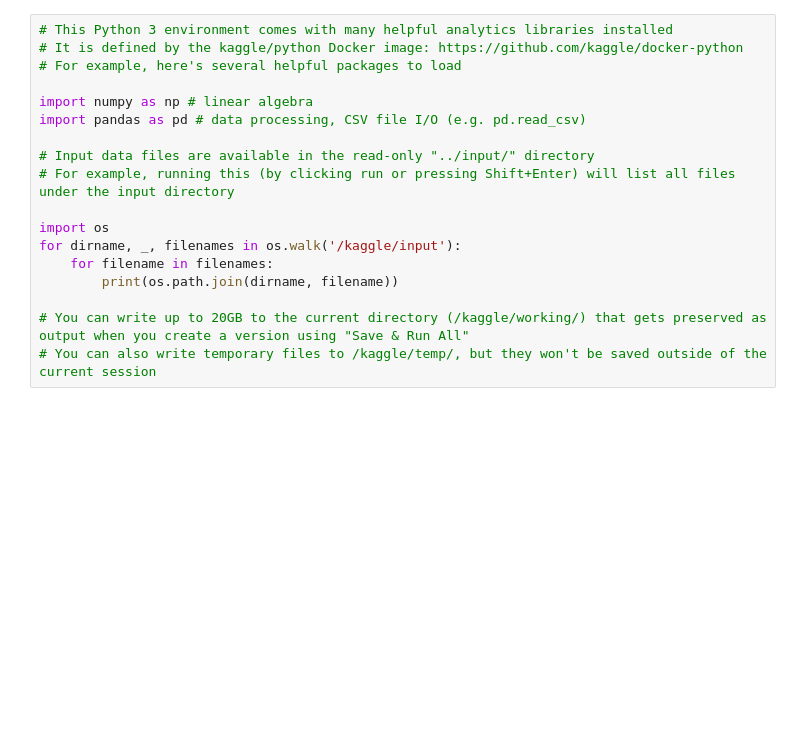
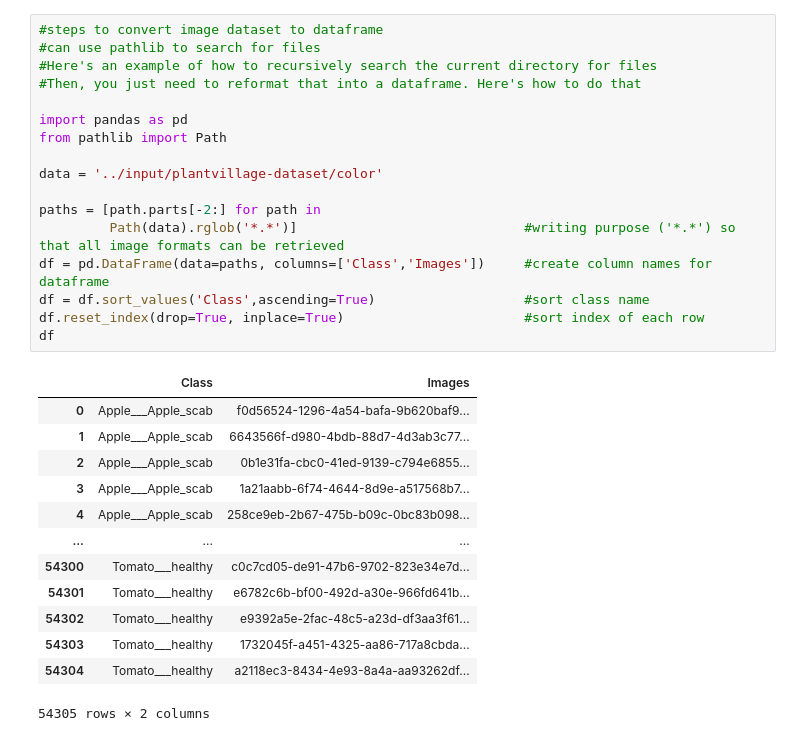
Before and after one commit to gauri18shinde-star/WiDs-5.0, a Jupyter notebook: wids-5-0.ipynb, the cells around one changed output. Drawn from its saved outputs; the diff is of its cells as text; blank space fills up the shorter version.

Commit message:
Kaggle Notebook | WiDs 5.0 | Version 8

```diff
--- a/wids-5-0.ipynb
+++ b/wids-5-0.ipynb
@@ -3,18 +3,31 @@
-# %%
-# This Python 3 environment comes with many helpful analytics libraries installed
-# It is defined by the kaggle/python Docker image: https://github.com/kaggle/docker-python
-# For example, here's several helpful packages to load
-
-import numpy as np # linear algebra
-import pandas as pd # data processing, CSV file I/O (e.g. pd.read_csv)
-
-# Input data files are available in the read-only "../input/" directory
-# For example, running this (by clicking run or pressing Shift+Enter) will list all files under the input directory
-
-import os
-for dirname, _, filenames in os.walk('/kaggle/input'):
-    for filename in filenames:
-        print(os.path.join(dirname, filename))
-
-# You can write up to 20GB to the current directory (/kaggle/working/) that gets preserved as output when you create a version using "Save & Run All"
-# You can also write temporary files to /kaggle/temp/, but they won't be saved outside of the current session
+# %%
+#steps to convert image dataset to dataframe
+#can use pathlib to search for files
+#Here's an example of how to recursively search the current directory for files
+#Then, you just need to reformat that into a dataframe. Here's how to do that
+
+import pandas as pd
+from pathlib import Path
+
+data = '../input/plantvillage-dataset/color'
+
+paths = [path.parts[-2:] for path in
+         Path(data).rglob('*.*')]                             #writing purpose ('*.*') so that all image formats can be retrieved
+df = pd.DataFrame(data=paths, columns=['Class','Images'])     #create column names for dataframe
+df = df.sort_values('Class',ascending=True)                   #sort class name
+df.reset_index(drop=True, inplace=True)                       #sort index of each row
+df
+# %% [output]
+|  | Class | Images |
+| 0 | Apple___Apple_scab | f0d56524-1296-4a54-bafa-9b620baf9... |
+| 1 | Apple___Apple_scab | 6643566f-d980-4bdb-88d7-4d3ab3c77... |
+| 2 | Apple___Apple_scab | 0b1e31fa-cbc0-41ed-9139-c794e6855... |
+| 3 | Apple___Apple_scab | 1a21aabb-6f74-4644-8d9e-a517568b7... |
+| 4 | Apple___Apple_scab | 258ce9eb-2b67-475b-b09c-0bc83b098... |
+| ... | ... | ... |
+| 54300 | Tomato___healthy | c0c7cd05-de91-47b6-9702-823e34e7d... |
+| 54301 | Tomato___healthy | e6782c6b-bf00-492d-a30e-966fd641b... |
+| 54302 | Tomato___healthy | e9392a5e-2fac-48c5-a23d-df3aa3f61... |
+| 54303 | Tomato___healthy | 1732045f-a451-4325-aa86-717a8cbda... |
+| 54304 | Tomato___healthy | a2118ec3-8434-4e93-8a4a-aa93262df... |
+54305 rows × 2 columns
```
Also changed, not shown: parts of 4 cells of this notebook.
